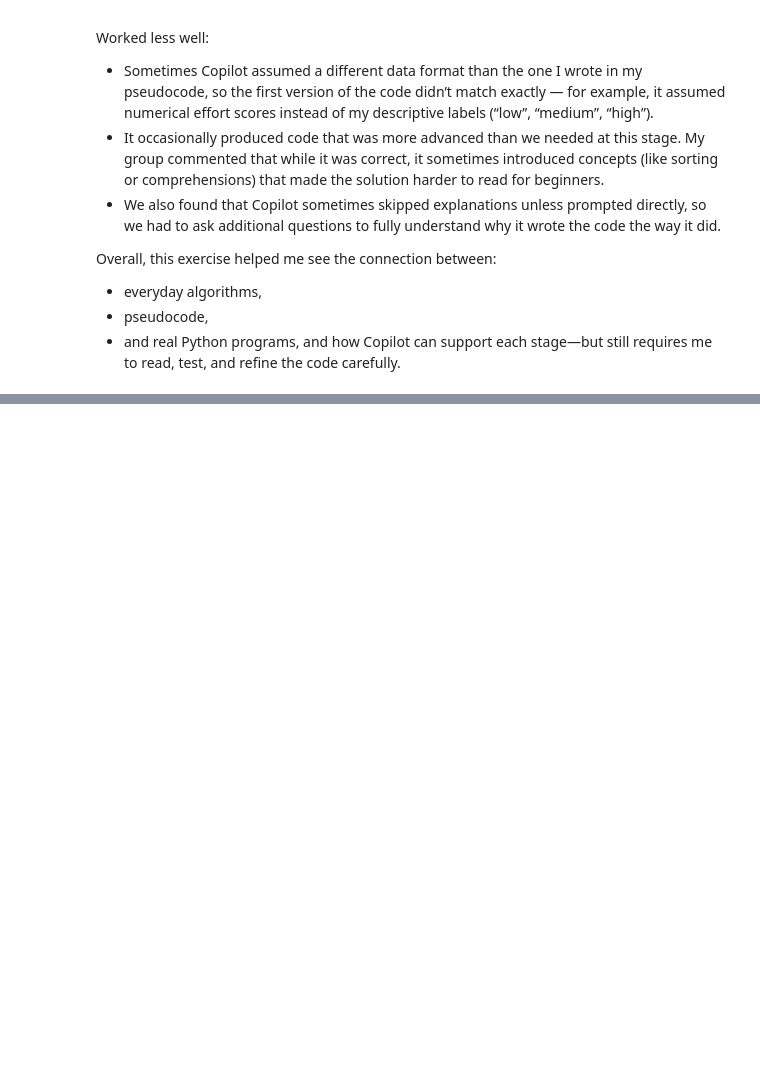
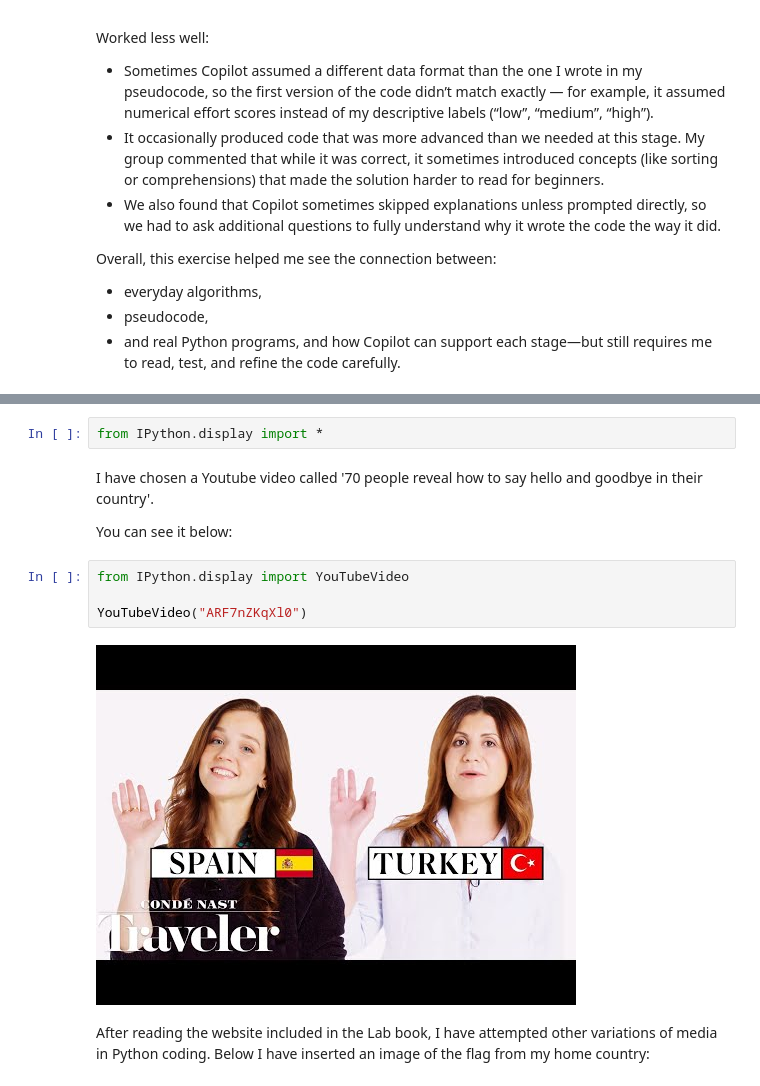
Before and after one commit to AlexMeiklejon/AI-for-the-arts, a Jupyter notebook: coding_exercises.ipynb, the cells around one changed output, grey strips where cells are left out. Drawn from its saved outputs; the diff is of its cells as text; blank space fills up the shorter version.

```diff
--- a/coding_exercises.ipynb
+++ b/coding_exercises.ipynb
@@ -1426,0 +1440,15 @@ and how Copilot can support each stage—but still requires me to read, test, an
+# %%
+from IPython.display import *
+# %% [markdown]
+I have chosen a Youtube video called '70 people reveal how to say hello and goodbye in their country'.
+
+You can see it below:
+# %%
+from IPython.display import YouTubeVideo
+
+YouTubeVideo("ARF7nZKqXl0")
+# %% [output]
+[figure, added]
+# %% [markdown]
+After reading the website included in the Lab book, I have attempted other variations of media in Python coding.
+Below I have inserted an image of the flag from my home country:
```
Also changed, not shown: parts of 8 cells of this notebook.
